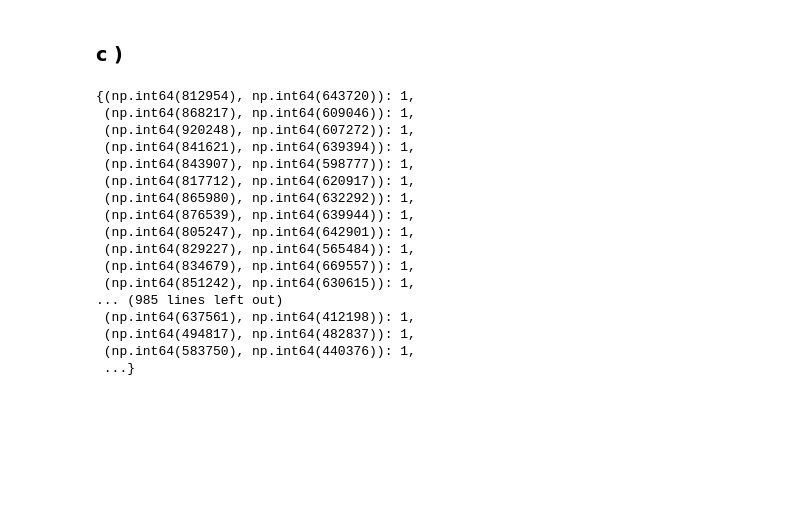
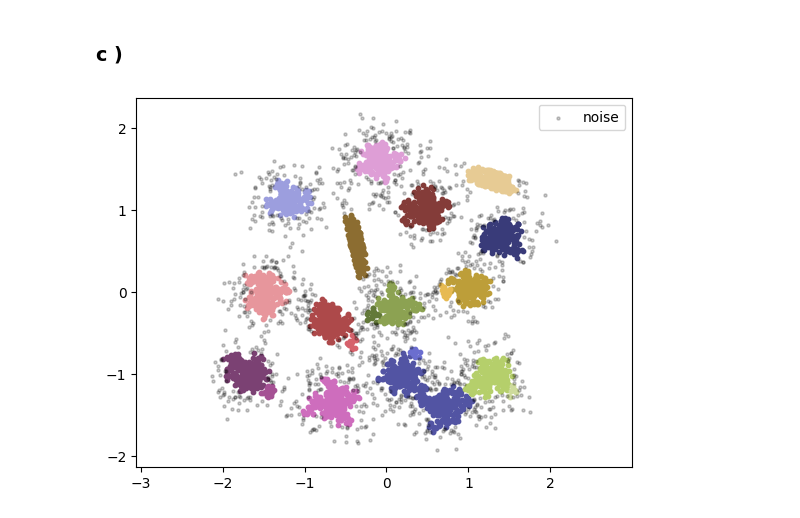
Before and after one commit to NazaGonella/TP04-machine-learning, a Jupyter notebook: Gonella_Nazareno_Notebook_TP4.ipynb, the cells around one changed output. Saved outputs shown, nothing was run; the diff lists cells and outputs as text; code cells hidden in the pictures; blank space fills up the shorter version.

```diff
--- a/Gonella_Nazareno_Notebook_TP4.ipynb
+++ b/Gonella_Nazareno_Notebook_TP4.ipynb
@@ -145,24 +145,11 @@ gmm_model.plot_gmm()
 # %% [markdown]
 ### c )
 # %%
-X : np.ndarray = clustering_df.to_numpy()
-dbscan_model : models.DBScan = models.DBScan(X)
-dbscan_model.fit_labels(epsilon=50000, min_points=5, print_iterations=True)
+X: np.ndarray = clustering_df.to_numpy()
+X_normalized: np.ndarray = (X - X.mean(axis=0, keepdims=True)) / X.std(axis=0, keepdims=True)
+dbscan_model : models.DBScan = models.DBScan(X_normalized)
+dbscan_model.fit_labels(epsilon=0.07, min_points=10, print_iterations=True);
-# %% [output]
-{(np.int64(812954), np.int64(643720)): 1,
- (np.int64(868217), np.int64(609046)): 1,
- (np.int64(920248), np.int64(607272)): 1,
- (np.int64(841621), np.int64(639394)): 1,
- (np.int64(843907), np.int64(598777)): 1,
- (np.int64(817712), np.int64(620917)): 1,
- (np.int64(865980), np.int64(632292)): 1,
- (np.int64(876539), np.int64(639944)): 1,
- (np.int64(805247), np.int64(642901)): 1,
- (np.int64(829227), np.int64(565484)): 1,
- (np.int64(834679), np.int64(669557)): 1,
- (np.int64(851242), np.int64(630615)): 1,
-... (985 lines left out)
- (np.int64(637561), np.int64(412198)): 1,
- (np.int64(494817), np.int64(482837)): 1,
- (np.int64(583750), np.int64(440376)): 1,
- ...}
+# %%
+dbscan_model.plot_dbscan()
+# %% [output]
+[figure, added]
```
Also changed, not shown: parts of 5 cells of this notebook, 1 other file.
